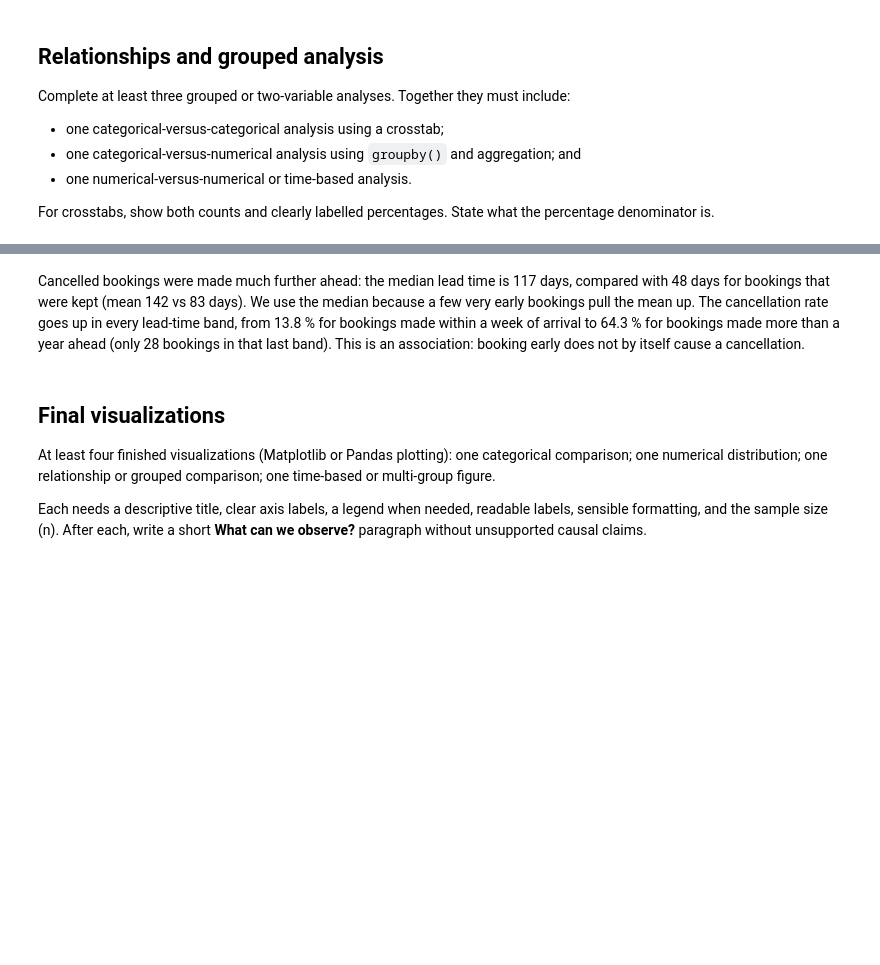
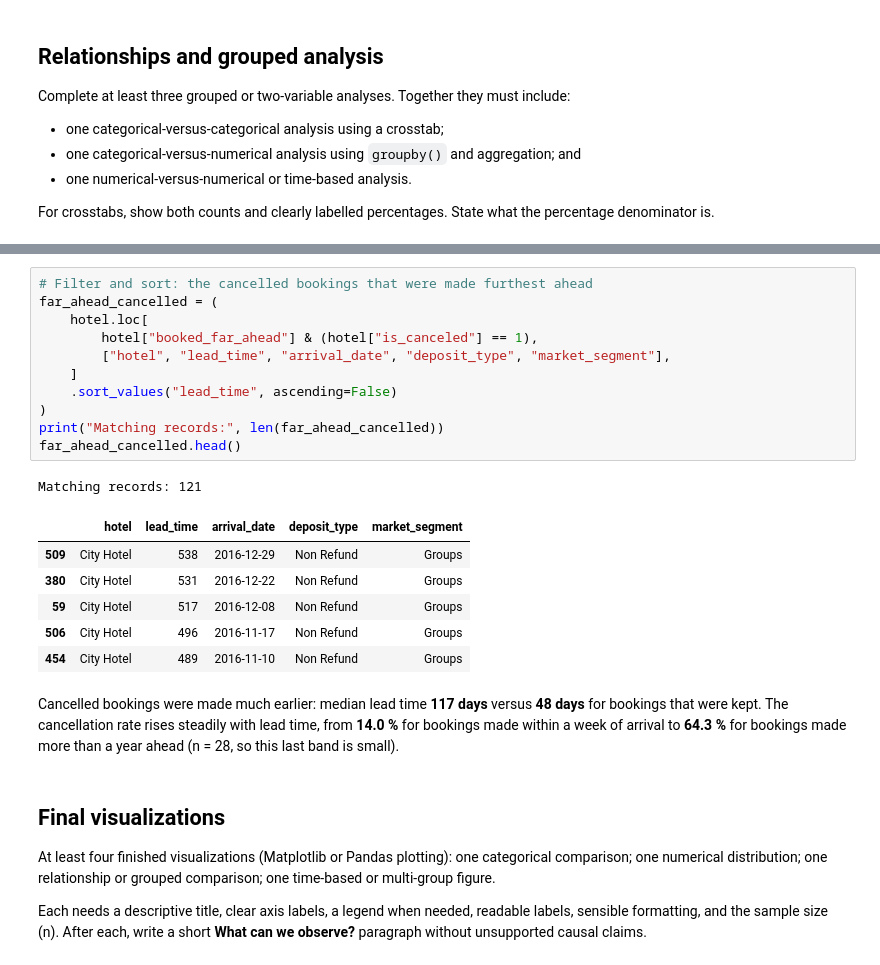
Before and after one commit to Acidburn07/hotel-booking-data-analysis, a Jupyter notebook: notebooks/work/sandesh.ipynb, the cells around one changed output, grey strips where cells are left out. Saved outputs shown, nothing was run; the diff lists cells and outputs as text; blank space fills up the shorter version.

```diff
--- a/notebooks/work/sandesh.ipynb
+++ b/notebooks/work/sandesh.ipynb
@@ -139,7 +177,25 @@ band_summary
+# %%
+# Filter and sort: the cancelled bookings that were made furthest ahead
+far_ahead_cancelled = (
+    hotel.loc[
+        hotel["booked_far_ahead"] & (hotel["is_canceled"] == 1),
+        ["hotel", "lead_time", "arrival_date", "deposit_type", "market_segment"],
+    ]
+    .sort_values("lead_time", ascending=False)
+)
+print("Matching records:", len(far_ahead_cancelled))
+far_ahead_cancelled.head()
+# %% [output]
+Matching records: 121
+|  | hotel | lead_time | arrival_date | deposit_type | market_segment |
+| 509 | City Hotel | 538 | 2016-12-29 | Non Refund | Groups |
+| 380 | City Hotel | 531 | 2016-12-22 | Non Refund | Groups |
+| 59 | City Hotel | 517 | 2016-12-08 | Non Refund | Groups |
+| 506 | City Hotel | 496 | 2016-11-17 | Non Refund | Groups |
+| 454 | City Hotel | 489 | 2016-11-10 | Non Refund | Groups |
 # %% [markdown]
-Cancelled bookings were made much further ahead: the median lead time is 117 days, compared with 48 days for bookings that were kept (mean 142 vs 83 days). We use the median because a few very early bookings pull the mean up.
-The cancellation rate goes up in every lead-time band, from 13.8 % for bookings made within a week of arrival to 64.3 % for bookings made more than a year ahead (only 28 bookings in that last band).
-This is an association: booking early does not by itself cause a cancellation.
+Cancelled bookings were made much earlier: median lead time **117 days** versus **48 days** for bookings that were kept.
+The cancellation rate rises steadily with lead time, from **14.0 %** for bookings made within a week of arrival to **64.3 %** for bookings made more than a year ahead (n = 28, so this last band is small).
 # %% [markdown]
 ## Final visualizations
 
```
Also changed, not shown: parts of 24 cells of this notebook, 1 other file.
